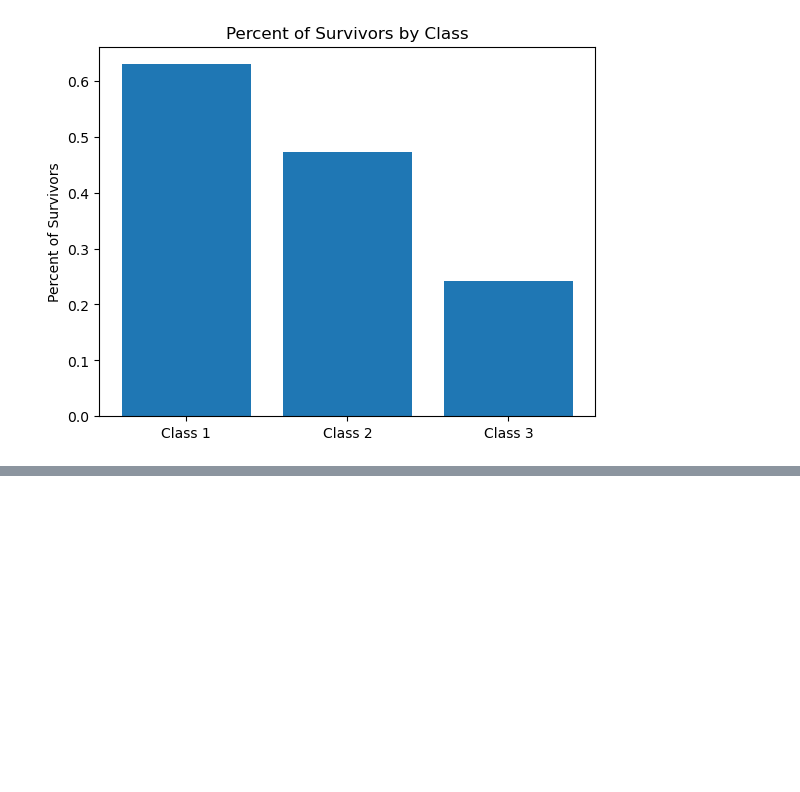
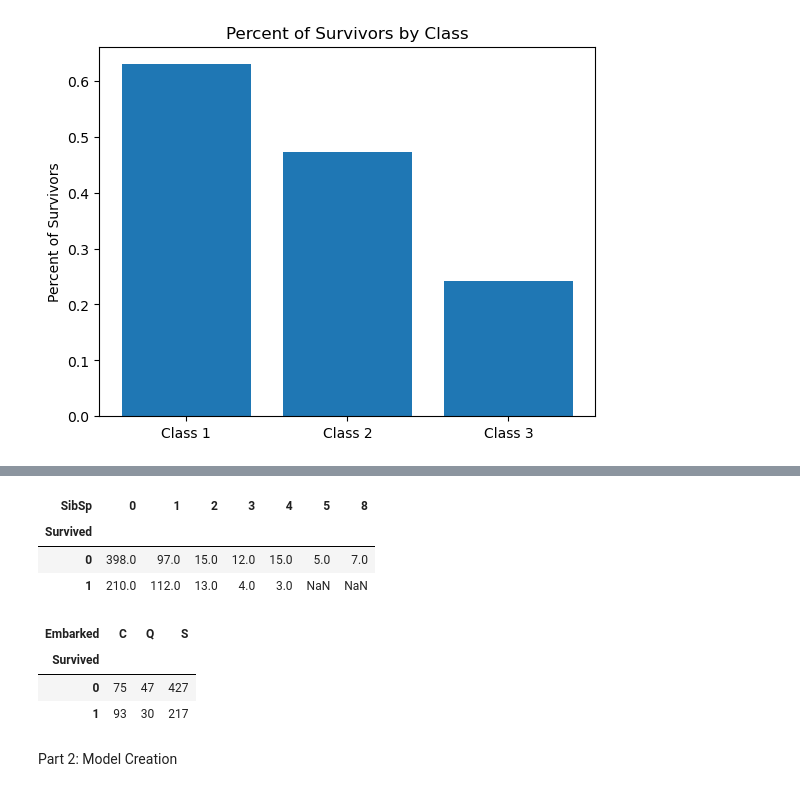
Before and after one commit to ashersavin/titanic, a Jupyter notebook: titanic_script.ipynb, the cells around one changed output, grey strips where cells are left out. Cells and saved outputs as stored; diff of their text form; code cells hidden in the pictures; blank space fills up the shorter version.

```diff
--- a/titanic_script.ipynb
+++ b/titanic_script.ipynb
@@ -62,4 +130,20 @@ print(surv_perc_female)
 # %%
 # How does SIBLING/SPOUSE relations affect survivor status?
+pd.pivot_table(df_train, index = ['Survived'], columns = 'SibSp', values = 'Name', aggfunc = 'count')
+# Similar effect as parent/child
+# %% [output]
+| SibSp | 0 | 1 | 2 | 3 | 4 | 5 | 8 |
+| Survived |  |  |  |  |  |  |  |
+| 0 | 398.0 | 97.0 | 15.0 | 12.0 | 15.0 | 5.0 | 7.0 |
+| 1 | 210.0 | 112.0 | 13.0 | 4.0 | 3.0 | NaN | NaN |
 # %%
 # How does PORT OF EMBARKMENT affect survivor status?
+pd.pivot_table(df_train, index = ['Survived'], columns = 'Embarked', values = 'Name', aggfunc = 'count')
+# Southampton had worst survival rate, then Queenstown
+# %% [output]
+| Embarked | C | Q | S |
+| Survived |  |  |  |
+| 0 | 75 | 47 | 427 |
+| 1 | 93 | 30 | 217 |
+# %% [markdown]
+Part 2: Model Creation
```
Also changed, not shown: parts of 15 cells of this notebook.
